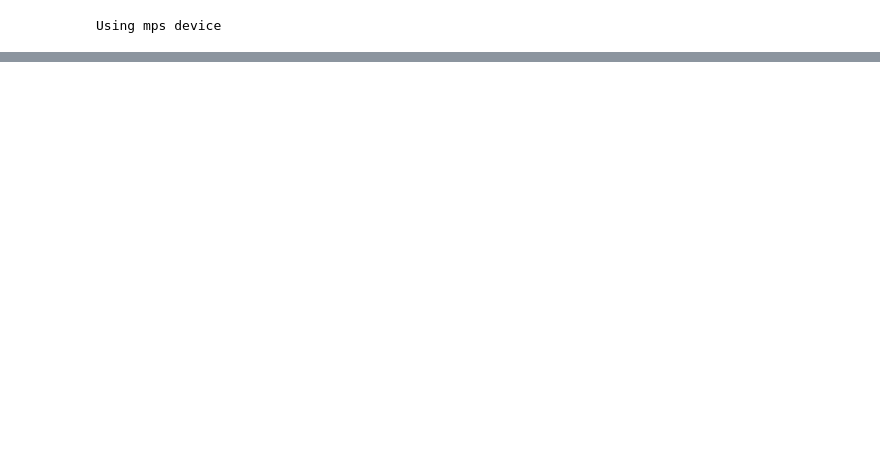
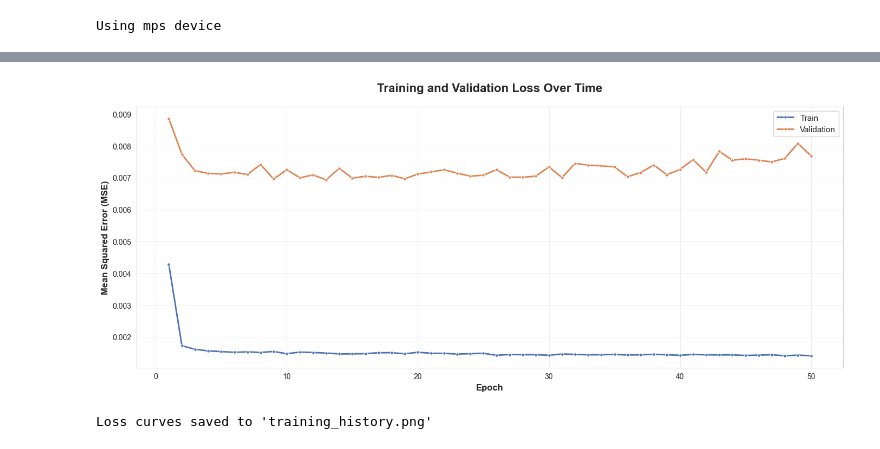
Before and after one commit to AlexAlexBabarika/LSTMwAttentionMeetsStocks, a Jupyter notebook: 2 Train Neural Network.ipynb, the cells around one changed output, grey strips where cells are left out. Drawn from its saved outputs; the diff is of its cells as text; code cells hidden in the pictures; blank space fills up the shorter version.

```diff
--- a/2 Train Neural Network.ipynb
+++ b/2 Train Neural Network.ipynb
@@ -28,7 +24,7 @@ class Encoder(nn.Module):
 
         self.data_in = nn.Linear(input_dim, emb_dim)
         self.lstm = nn.LSTM(emb_dim, hidden_dim, num_layers=num_layers,
-                            bidirectional=True, batch_first=True)
+                            bidirectional=bidirectional, batch_first=True)
         self.bidirectional = bidirectional
         self.hidden_dim = hidden_dim
 
@@ -51,14 +47,11 @@ class AttentionModule(nn.Module):
         if dec_hidden.dim() == 1:
             dec_hidden = dec_hidden.unsqueeze(0)
 
-        # Project encoder and decoder to attention space
         enc_proj = self.enc(encoding_outputs)
         dec_proj = self.dec(dec_hidden).unsqueeze(1)
 
-        # Compute raw scores -> [B, seq_len, 1] -> squeeze -> [B, seq_len]
         scores = self.v(torch.tanh(enc_proj + dec_proj)).squeeze(-1)
 
-        # Mask handling
         if mask is not None:
             if mask.dim() == 1:
                 mask = mask.unsqueeze(0)
@@ -66,16 +59,13 @@ class AttentionModule(nn.Module):
 
         weights = F.softmax(scores, dim=1)
 
-        # --- Ensure shapes for bmm ---
         if weights.dim() == 1:
             weights = weights.unsqueeze(0)
         weights_bmm = weights.unsqueeze(1) if weights.dim() == 2 else weights
 
-        # encoding_outputs must be [B, seq_len, enc_dim]
         if encoding_outputs.dim() != 3:
             encoding_outputs = encoding_outputs.unsqueeze(0)
 
-        # Final safety check
         if weights_bmm.dim() != 3 or encoding_outputs.dim() != 3:
             if not self._warned:
                 print("AttentionModule error: shapes before bmm:",
@@ -172,7 +162,7 @@ class StockDataset(Dataset):
         x = self.features[idx:idx+self.input_len]
         y = self.prices[idx+self.input_len:idx+self.input_len+self.pred_len]
 
-        return torch.tensor(x, dtype=torch.float32), torch.tensor(y, dtype=torch.float32)
+        return x, y
 # %%
 with open("global_vars.json", 'r') as file:
     vars = json.load(file)
@@ -320,9 +343,9 @@ def train_and_validate(model, train_loader, val_loader,
 model = Wrapper(input_dim=4, enc_emb=32, enc_hid=64, dec_hid=64, attn_dim=32, bidir=True)
 save_path = "best_wrapper.pt"
 
-train_and_validate(model,
-                   train_loader,
-                   val_loader,
-                   epochs=50,
-                   clip_grad=1.0)
+save_path_used, train_history, val_history = train_and_validate(model,
+                                                                 train_loader,
+                                                                 val_loader,
+                                                                 epochs=50,
+                                                                 clip_grad=1.0)
 # %% [output]
@@ -346,0 +369,32 @@ Finished. Best val MSE: 0.006911 (saved to model.pt)
+# %%
+import matplotlib.pyplot as plt
+import seaborn as sns
+
+sns.set_style("whitegrid")
+sns.set_palette("deep")
+plt.rcParams['figure.facecolor'] = 'white'
+
+history_df = pd.DataFrame({
+    'Epoch': list(range(1, len(train_history) + 1)) * 2,
+    'Loss': train_history + val_history,
+    'Type': ['Train'] * len(train_history) + ['Validation'] * len(val_history)
+})
+
+plt.figure(figsize=(14, 6))
+ax = sns.lineplot(data=history_df, x='Epoch', y='Loss', hue='Type',
+                  marker='o', markersize=4, linewidth=2)
+
+ax.set_title('Training and Validation Loss Over Time',
+             fontsize=16, fontweight='bold', pad=20)
+ax.set_xlabel('Epoch', fontsize=12, fontweight='bold')
+ax.set_ylabel('Mean Squared Error (MSE)', fontsize=12, fontweight='bold')
+ax.grid(True, alpha=0.3)
+ax.legend(fontsize=11, loc='best')
+plt.tight_layout()
+plt.savefig('training_history.png', dpi=300, bbox_inches='tight')
+plt.show()
+
+print(f"Loss curves saved to 'training_history.png'")
+# %% [output]
+[figure, added]
+Loss curves saved to 'training_history.png'
```
Also changed, not shown: parts of 7 cells of this notebook, 2 other files.
